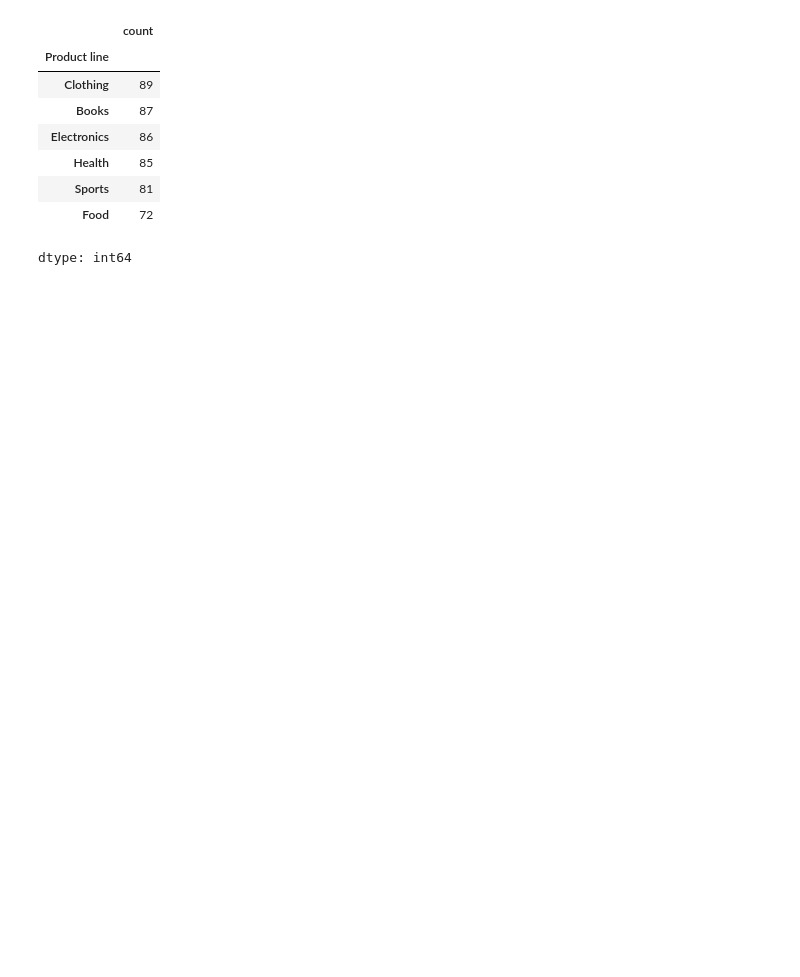
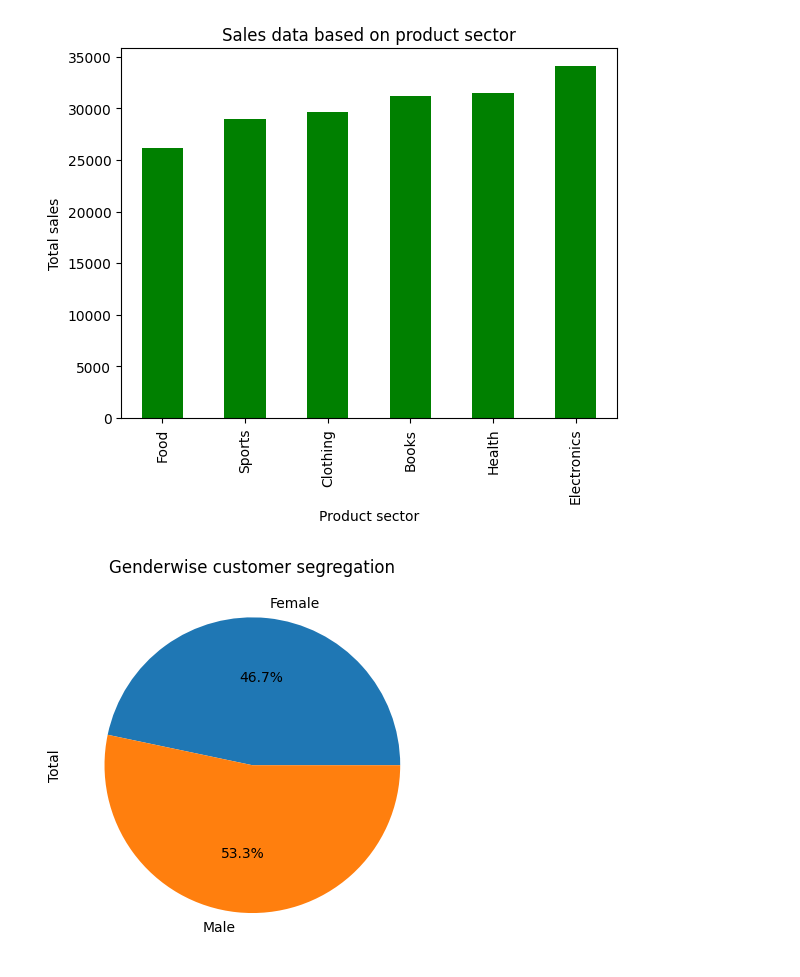
Before and after one commit to Nischith7102005/Nischith7102005, a Jupyter notebook: Sales_Analysis_Business_Project.ipynb, the cells around one changed output. Cells and saved outputs as stored; diff of their text form; code cells hidden in the pictures; blank space fills up the shorter version.

```diff
--- a/Sales_Analysis_Business_Project.ipynb
+++ b/Sales_Analysis_Business_Project.ipynb
@@ -2,21 +2,22 @@
 <a href="https://colab.research.google.com/github/Nischith7102005/Nischith7102005/blob/main/Sales_Analysis_Business_Project.ipynb" target="_parent"><img src="https://colab.research.google.com/assets/colab-badge.svg" alt="Open In Colab"/></a>
 # %%
 import pandas as pd
-df=pd.read_csv('/supermarket_sales_sample.csv')
+df=pd.read_csv('/content/supermarket_sales_sample.csv')
 df.head()
 df['Total']=df['Total'].astype(int)
 df['Date']=pd.to_datetime(df['Date'])
 df[['Total','Date']].head()
 df['Gender'].value_counts(normalize=0,sort=1)
 df.groupby(['City','Gender'])[['City','Gender','Customer type']].value_counts()
-df.groupby('City')['Quantity'].sum().sort_values(ascending=False).head(2)
+a=df.groupby('Product line')['Total'].sum().sort_values(ascending=True)
+import matplotlib.pyplot as plt
+a.plot(kind='bar',title='Sales data based on product sector',color='green')
+plt.xlabel('Product sector')
+plt.ylabel('Total sales')
+plt.grid(False)
+plt.show()
+df.groupby('Gender')['Total'].sum().plot(kind='pie',title='Genderwise customer segregation',autopct='%1.1f%%')
+plt.show()
 # %% [output]
-|  | count |
-| Product line |  |
-| Clothing | 89 |
-| Books | 87 |
-| Electronics | 86 |
-| Health | 85 |
-| Sports | 81 |
-| Food | 72 |
-dtype: int64
+[figure, added]
+[figure, added]
```
Also changed, not shown: parts of 1 cell of this notebook.
